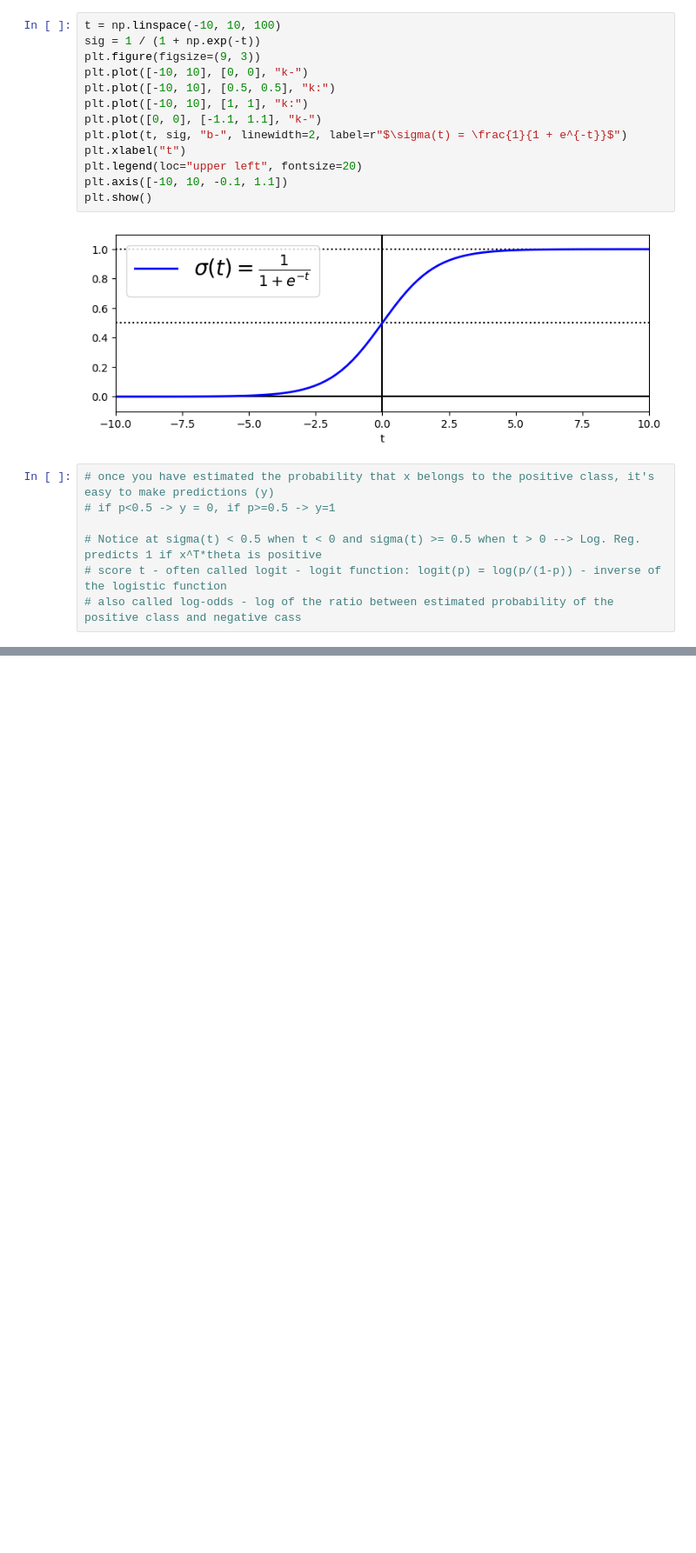
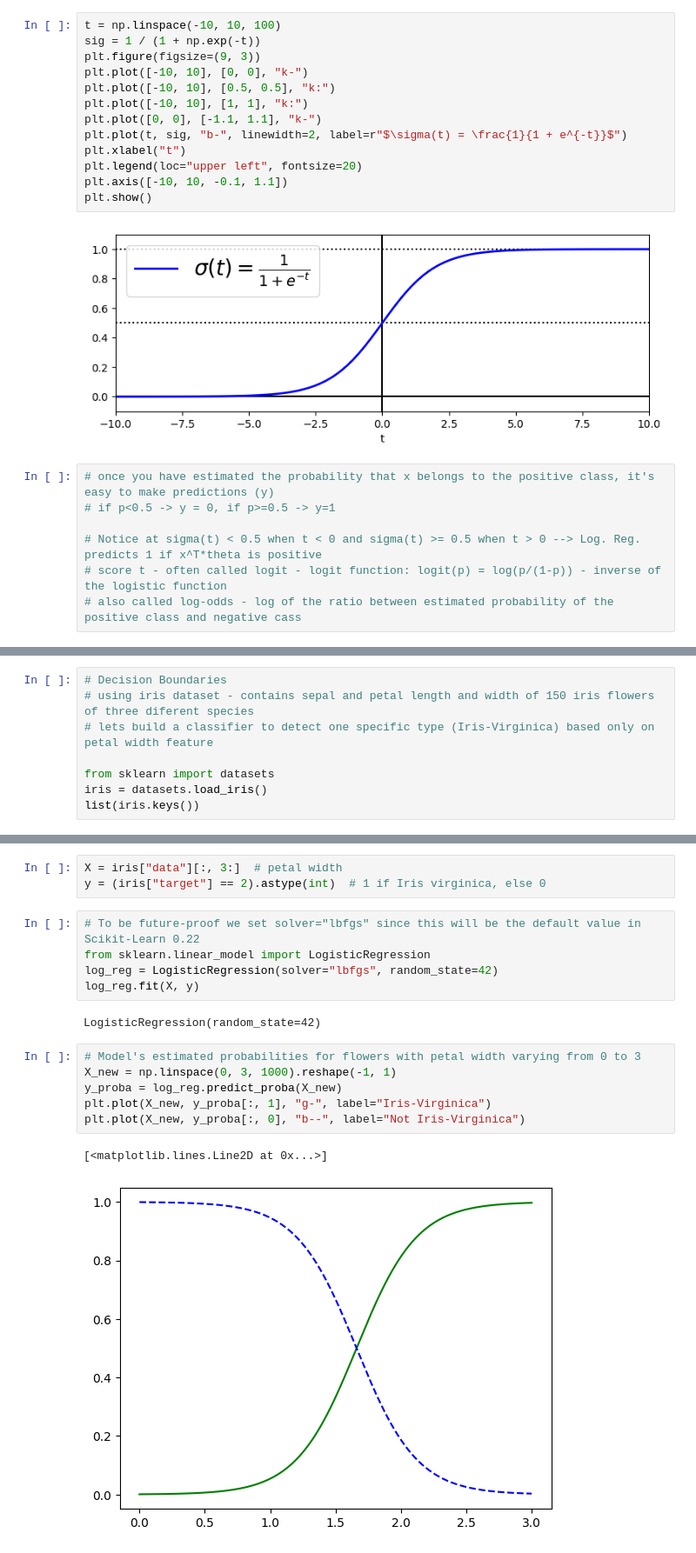
Before and after one commit to jonskerlj/ml_review, a Jupyter notebook: 04_Training_Models.ipynb, the cells around one changed output, grey strips where cells are left out. Shown at 87% size. Drawn from its saved outputs; the diff is of its cells as text; blank space fills up the shorter version.

Commit message:
Finished Logistic Regression

```diff
--- a/04_Training_Models.ipynb
+++ b/04_Training_Models.ipynb
@@ -728,0 +750,8 @@ plt.show()
+# %%
+# Decision Boundaries
+# using iris dataset - contains sepal and petal length and width of 150 iris flowers of three diferent species
+# lets build a classifier to detect one specific type (Iris-Virginica) based only on petal width feature
+
+from sklearn import datasets
+iris = datasets.load_iris()
+list(iris.keys())
@@ -728,0 +787,19 @@ plt.show()
+# %%
+X = iris["data"][:, 3:]  # petal width
+y = (iris["target"] == 2).astype(int)  # 1 if Iris virginica, else 0
+# %%
+# To be future-proof we set solver="lbfgs" since this will be the default value in Scikit-Learn 0.22
+from sklearn.linear_model import LogisticRegression
+log_reg = LogisticRegression(solver="lbfgs", random_state=42)
+log_reg.fit(X, y)
+# %% [output]
+LogisticRegression(random_state=42)
+# %%
+# Model's estimated probabilities for flowers with petal width varying from 0 to 3
+X_new = np.linspace(0, 3, 1000).reshape(-1, 1)
+y_proba = log_reg.predict_proba(X_new)
+plt.plot(X_new, y_proba[:, 1], "g-", label="Iris-Virginica")
+plt.plot(X_new, y_proba[:, 0], "b--", label="Not Iris-Virginica")
+# %% [output]
+[<matplotlib.lines.Line2D at 0x...>]
+[figure, added]
```
Also changed, not shown: parts of 21 cells of this notebook.
